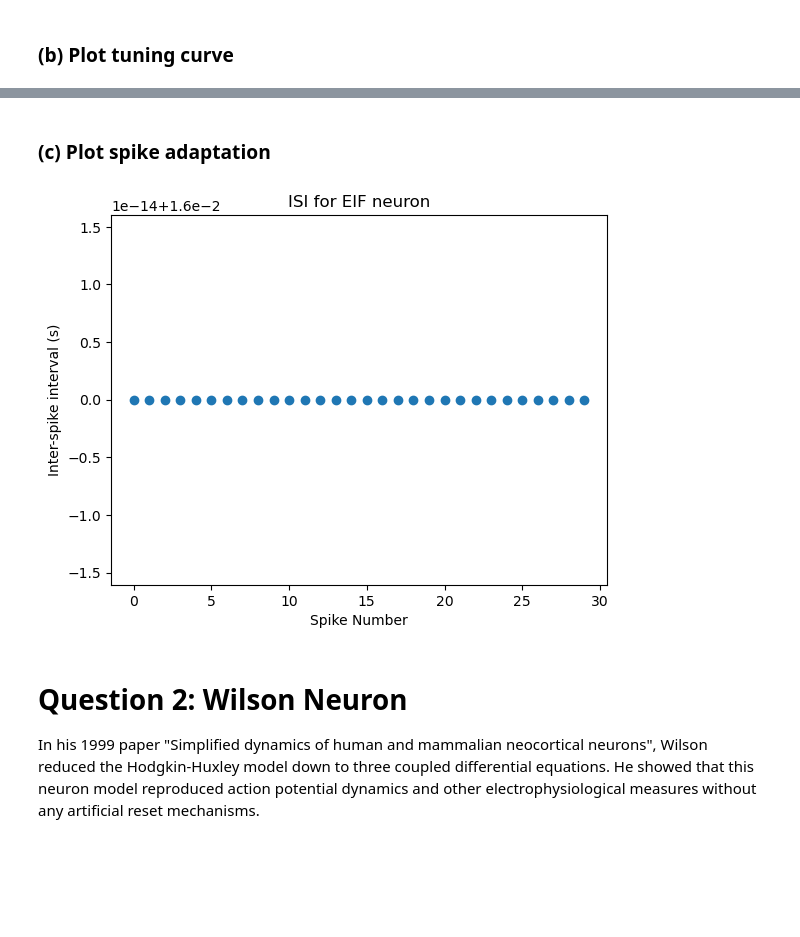
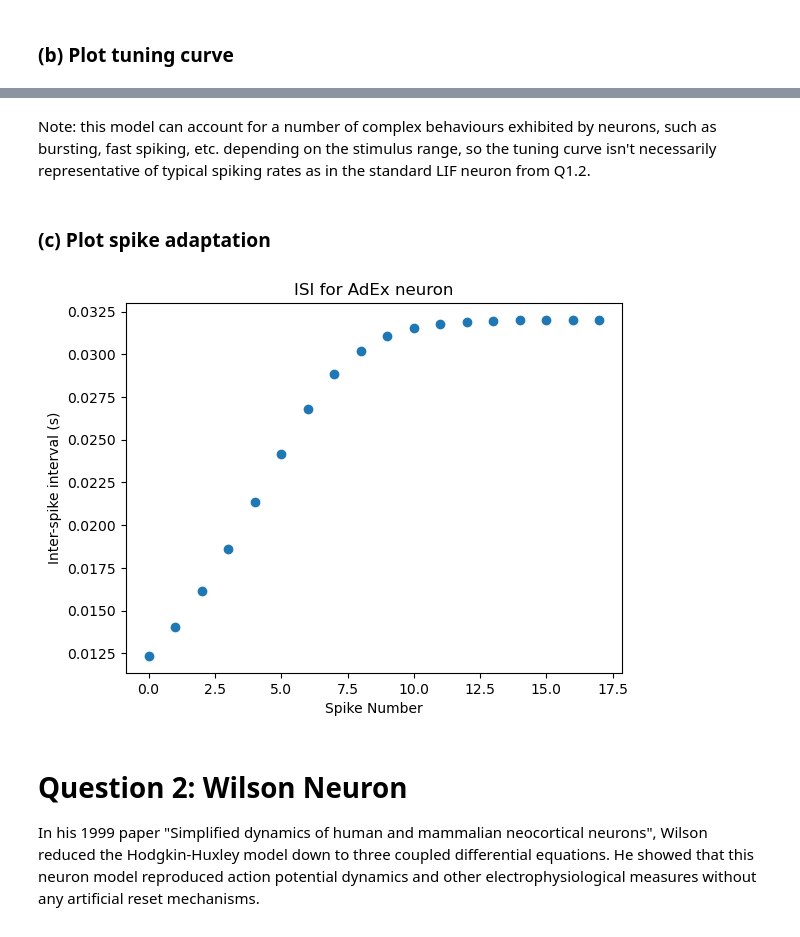
Before and after one commit to kateharvey/SYDE552, a Jupyter notebook: syde552-assignment1.ipynb, the cells around one changed output, grey strips where cells are left out. Cells and saved outputs as stored; diff of their text form; code cells hidden in the pictures; blank space fills up the shorter version.

```diff
--- a/syde552-assignment1.ipynb
+++ b/syde552-assignment1.ipynb
@@ -423,3 +425,40 @@ p1, s1 = exponential_integrate_and_fire(0.5*mA, t=500*ms)
 fig = plot_voltage_trace(p1, spikes=s1, title='Exponential Integrate and Fire Neuron')
 # %% [output]
 [figure]
+# %%
+def ad_ex(I_ext, t=100*ms):
+    start_scope()
+
+    # constants
+    C = 281*pF
+    g_L = 30*nS
+    E_l = -70.6*mV
+    v_thresh = -50.4*mV
+    delta_T = 2*mV
+    tau_w = 144*ms
+    a = 4*nS
+    b = 0.0805*nA
+
+    eqn = '''
+    dv/dt = (-g_L*(v - E_l) + g_L*delta_T*exp((v - v_thresh)/delta_T) - w + I)/C : volt
+    dw/dt = (a*(v - E_l) - w)/tau_w : amp
+    I : amp
+    '''
+
+    threshold = '''v > v_thresh'''
+    reset = '''v = v_reset
+    w += b'''
+    refractory = '''tau'''
+
+    ensemble = NeuronGroup(1, eqn, threshold=threshold, reset=reset, refractory=refractory, method='exponential_euler')
+    defaultclock.dt = 0.01*ms
+    ensemble.v = E_l
+    ensemble.I = I_ext
+
+    probe = StateMonitor(ensemble, 'v', record=True)
+    spikes = SpikeMonitor(ensemble)
+    run(t)
+
+    return probe, spikes
+# %%
+p2, s2 = ad_ex(1*nA, t=500*ms)
@@ -455,18 +498,18 @@ WARNING    neurongroup_4's variable 'v' has NaN, very large values, or encounter
+# %% [markdown]
+Note: this model can account for a number of complex behaviours exhibited by neurons, such as bursting, fast spiking, etc. depending on the stimulus range, so the tuning curve isn't necessarily representative of typical spiking rates as in the standard LIF neuron from Q1.2.
 # %% [markdown]
 ### (c) Plot spike adaptation
 # %%
 # plot inter-spike interval vs. spike number to show adaptation:
-spike_number = np.arange(0, len(s1.t)-1, 1)
-isi = np.diff(s1.t)
+spike_number = np.arange(0, len(s2.t)-1, 1)
+isi = np.diff(s2.t)
 
 fig, ax = plt.subplots()
 ax.scatter(spike_number, isi)
-ax.set(xlabel='Spike Number', ylabel='Inter-spike interval (s)', title='ISI for EIF neuron')
+ax.set(xlabel='Spike Number', ylabel='Inter-spike interval (s)', title='ISI for AdEx neuron')
 plt.show()
-
-# this neuron model does not appear to have a spike adaptation for the current value of input current
 # %% [output]
-[figure, old version]
+[figure, new version]
 # %% [markdown]
 # Question 2: Wilson Neuron
 In his 1999 paper "Simplified dynamics of human and mammalian neocortical neurons", Wilson reduced the Hodgkin-Huxley model down to three coupled differential equations. He showed that this neuron model reproduced action potential dynamics and other electrophysiological measures without any artificial reset mechanisms.
```
Also changed, not shown: parts of 4 cells of this notebook.
